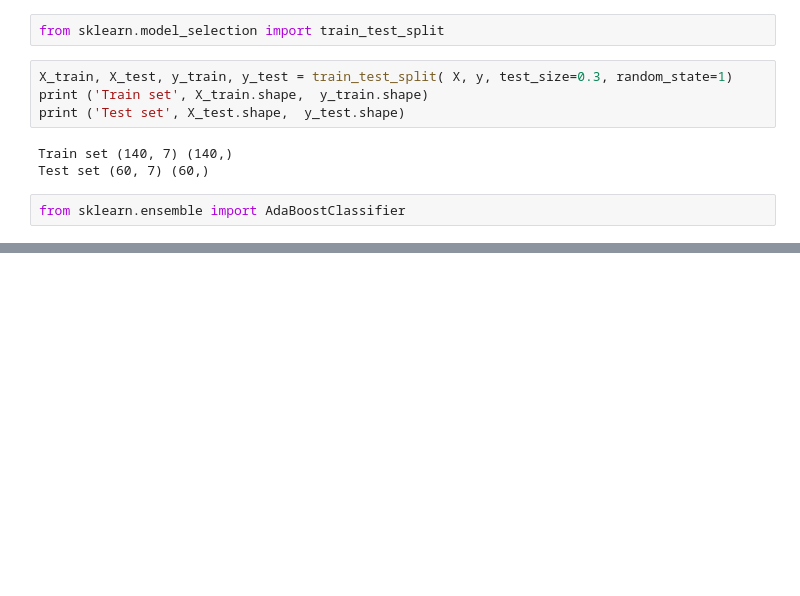
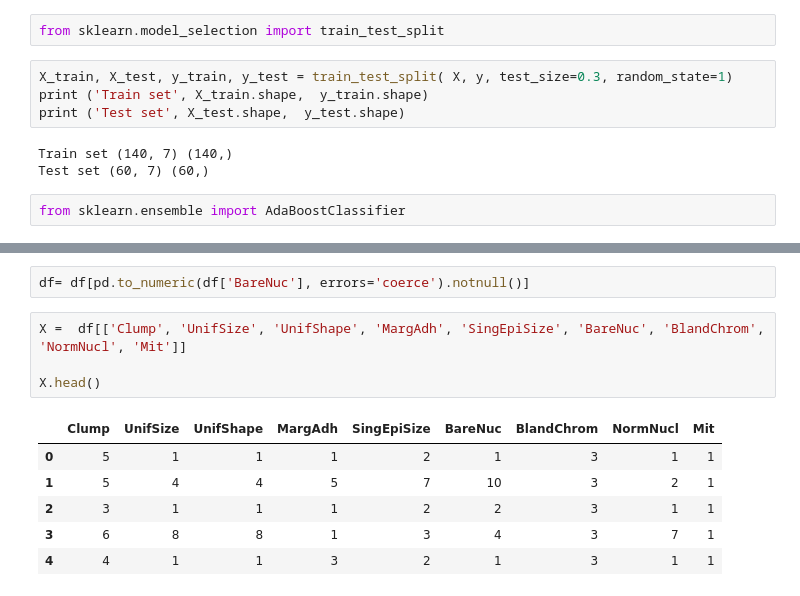
Before and after one commit to antonio-xrp/data-science-path, a Jupyter notebook: 0.4-MachineLearning/0.2-clasificacion-IBM/practice.ipynb, the cells around one changed output, grey strips where cells are left out. Saved outputs shown, nothing was run; the diff lists cells and outputs as text; blank space fills up the shorter version.

```diff
--- a/0.4-MachineLearning/0.2-clasificacion-IBM/practice.ipynb
+++ b/0.4-MachineLearning/0.2-clasificacion-IBM/practice.ipynb
@@ -114,0 +226,13 @@ from sklearn.ensemble import AdaBoostClassifier
+# %%
+df= df[pd.to_numeric(df['BareNuc'], errors='coerce').notnull()]
+# %%
+X =  df[['Clump', 'UnifSize', 'UnifShape', 'MargAdh', 'SingEpiSize', 'BareNuc', 'BlandChrom', 'NormNucl', 'Mit']]
+
+X.head()
+# %% [output]
+|  | Clump | UnifSize | UnifShape | MargAdh | SingEpiSize | BareNuc | BlandChrom | NormNucl | Mit |
+| 0 | 5 | 1 | 1 | 1 | 2 | 1 | 3 | 1 | 1 |
+| 1 | 5 | 4 | 4 | 5 | 7 | 10 | 3 | 2 | 1 |
+| 2 | 3 | 1 | 1 | 1 | 2 | 2 | 3 | 1 | 1 |
+| 3 | 6 | 8 | 8 | 1 | 3 | 4 | 3 | 7 | 1 |
+| 4 | 4 | 1 | 1 | 3 | 2 | 1 | 3 | 1 | 1 |
```
Also changed, not shown: parts of 43 cells of this notebook, 1 other file.
